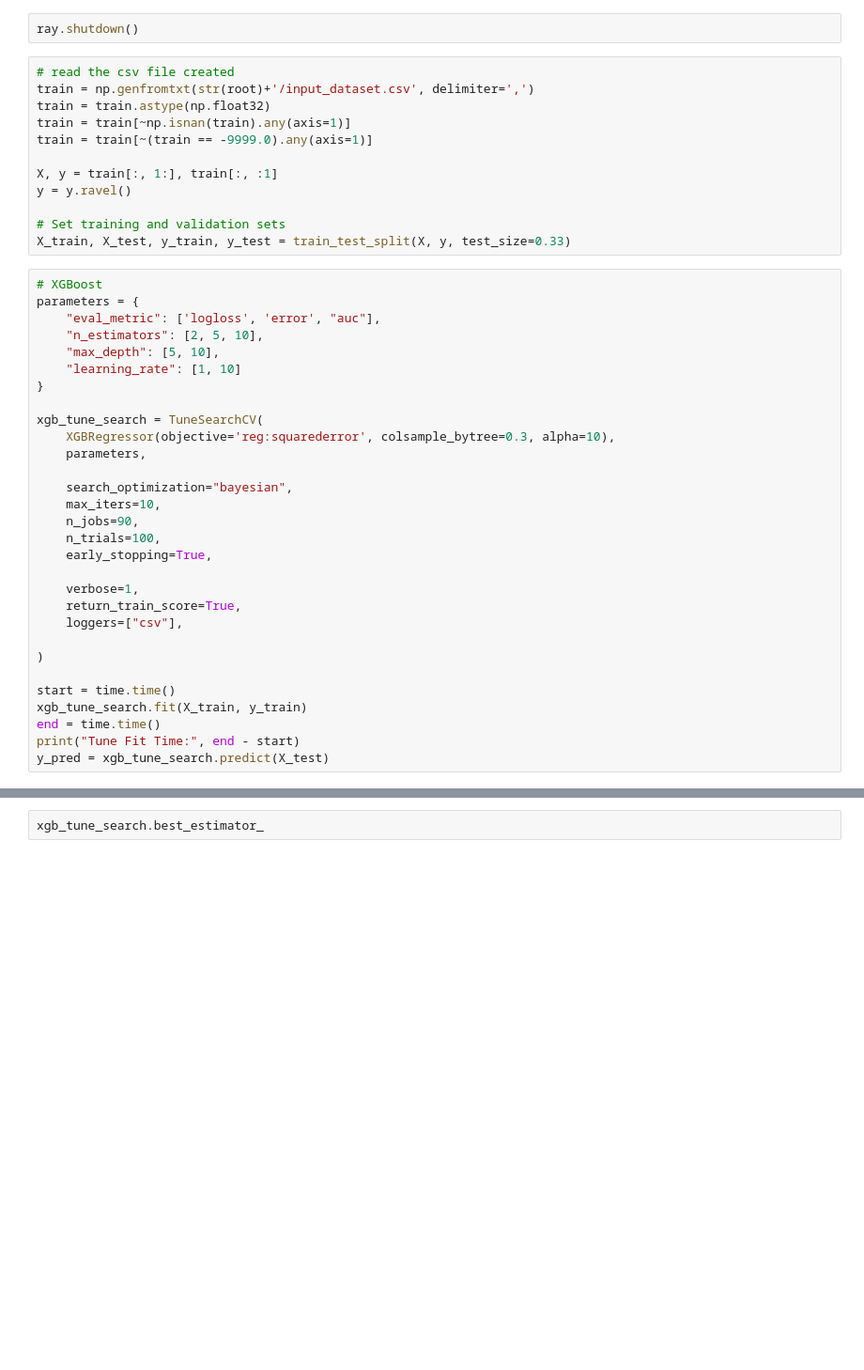
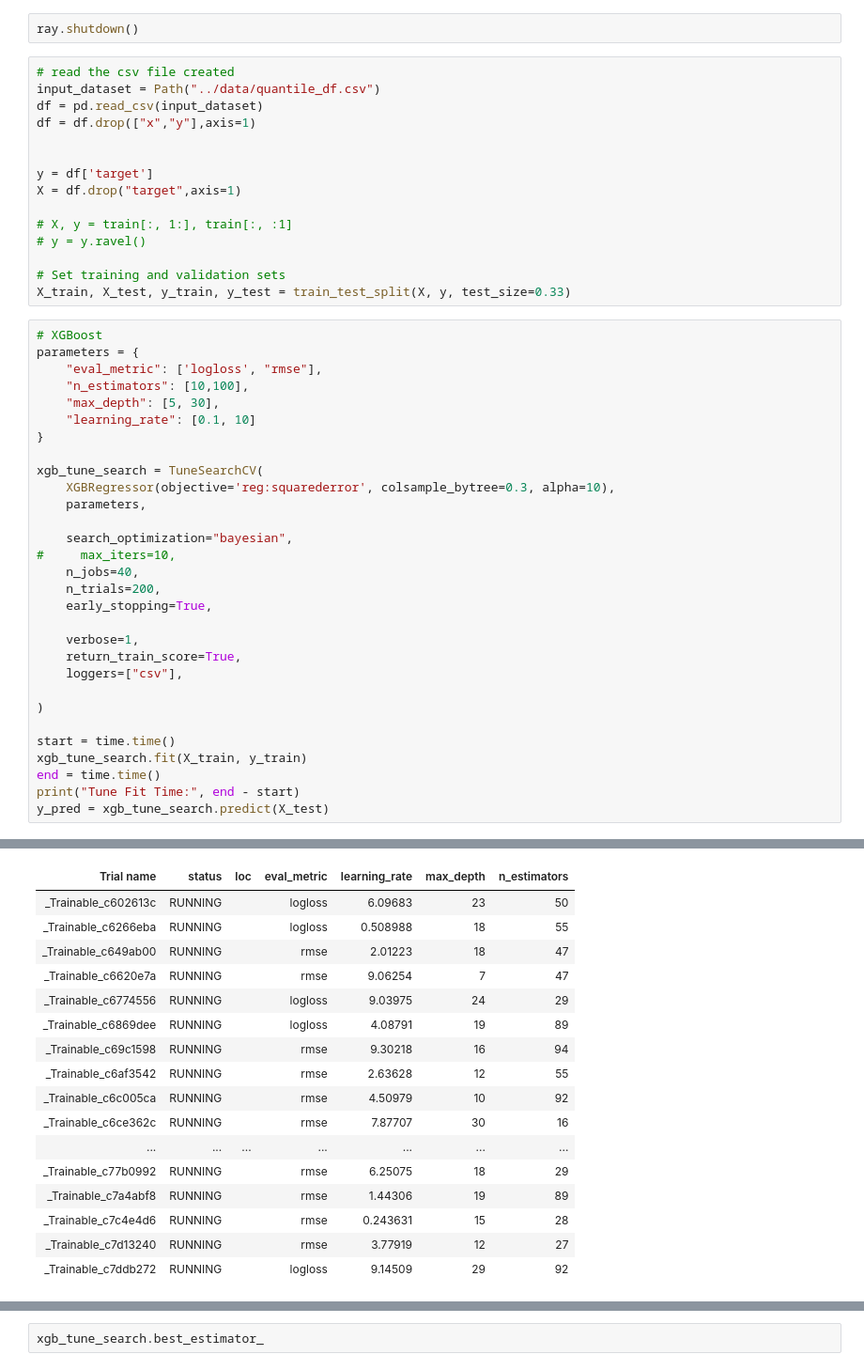
Before and after one commit to sheecegardezi/uncoverml, a Jupyter notebook: notebook/Bayesian Search.ipynb, the cells around one changed output, grey strips where cells are left out. Shown: that part at 94% size. Drawn from its saved outputs; the diff is of its cells as text; blank space fills up the shorter version.

```diff
--- a/notebook/Bayesian Search.ipynb
+++ b/notebook/Bayesian Search.ipynb
@@ -24,23 +66,26 @@ ray.init(address='auto', _redis_password='5241590000000000')
 ray.shutdown()
 # %%
 # read the csv file created
-train = np.genfromtxt(str(root)+'/input_dataset.csv', delimiter=',')
-train = train.astype(np.float32)
-train = train[~np.isnan(train).any(axis=1)]
-train = train[~(train == -9999.0).any(axis=1)]
+input_dataset = Path("../data/quantile_df.csv")
+df = pd.read_csv(input_dataset)
+df = df.drop(["x","y"],axis=1)
 
-X, y = train[:, 1:], train[:, :1]
-y = y.ravel()
+
+y = df['target']
+X = df.drop("target",axis=1)
+
+# X, y = train[:, 1:], train[:, :1]
+# y = y.ravel()
 
 # Set training and validation sets
 X_train, X_test, y_train, y_test = train_test_split(X, y, test_size=0.33)
 # %%
 # XGBoost
 parameters = {
-    "eval_metric": ['logloss', 'error', "auc"],
-    "n_estimators": [2, 5, 10],
-    "max_depth": [5, 10],
-    "learning_rate": [1, 10]
+    "eval_metric": ['logloss', "rmse"],
+    "n_estimators": [10,100],
+    "max_depth": [5, 30],
+    "learning_rate": [0.1, 10]
 }
 
 xgb_tune_search = TuneSearchCV(
@@ -48,9 +93,9 @@ xgb_tune_search = TuneSearchCV(
     parameters,
 
     search_optimization="bayesian",
-    max_iters=10,
-    n_jobs=90,
-    n_trials=100,
+#     max_iters=10,
+    n_jobs=40,
+    n_trials=200,
     early_stopping=True,
 
     verbose=1,
@@ -64,3 +109,4 @@ xgb_tune_search.fit(X_train, y_train)
 end = time.time()
 print("Tune Fit Time:", end - start)
 y_pred = xgb_tune_search.predict(X_test)
+# %% [output]
@@ -66,0 +119,17 @@ y_pred = xgb_tune_search.predict(X_test)
+| Trial name | status | loc | eval_metric | learning_rate | max_depth | n_estimators |
+| _Trainable_c602613c | RUNNING |  | logloss | 6.09683 | 23 | 50 |
+| _Trainable_c6266eba | RUNNING |  | logloss | 0.508988 | 18 | 55 |
+| _Trainable_c649ab00 | RUNNING |  | rmse | 2.01223 | 18 | 47 |
+| _Trainable_c6620e7a | RUNNING |  | rmse | 9.06254 | 7 | 47 |
+| _Trainable_c6774556 | RUNNING |  | logloss | 9.03975 | 24 | 29 |
+| _Trainable_c6869dee | RUNNING |  | logloss | 4.08791 | 19 | 89 |
+| _Trainable_c69c1598 | RUNNING |  | rmse | 9.30218 | 16 | 94 |
+| _Trainable_c6af3542 | RUNNING |  | rmse | 2.63628 | 12 | 55 |
+| _Trainable_c6c005ca | RUNNING |  | rmse | 4.50979 | 10 | 92 |
+| _Trainable_c6ce362c | RUNNING |  | rmse | 7.87707 | 30 | 16 |
+| ... | ... | ... | ... | ... | ... | ... |
+| _Trainable_c77b0992 | RUNNING |  | rmse | 6.25075 | 18 | 29 |
+| _Trainable_c7a4abf8 | RUNNING |  | rmse | 1.44306 | 19 | 89 |
+| _Trainable_c7c4e4d6 | RUNNING |  | rmse | 0.243631 | 15 | 28 |
+| _Trainable_c7d13240 | RUNNING |  | rmse | 3.77919 | 12 | 27 |
+| _Trainable_c7ddb272 | RUNNING |  | logloss | 9.14509 | 29 | 92 |
```
Also changed, not shown: parts of 15 cells of this notebook, 9 other files.
